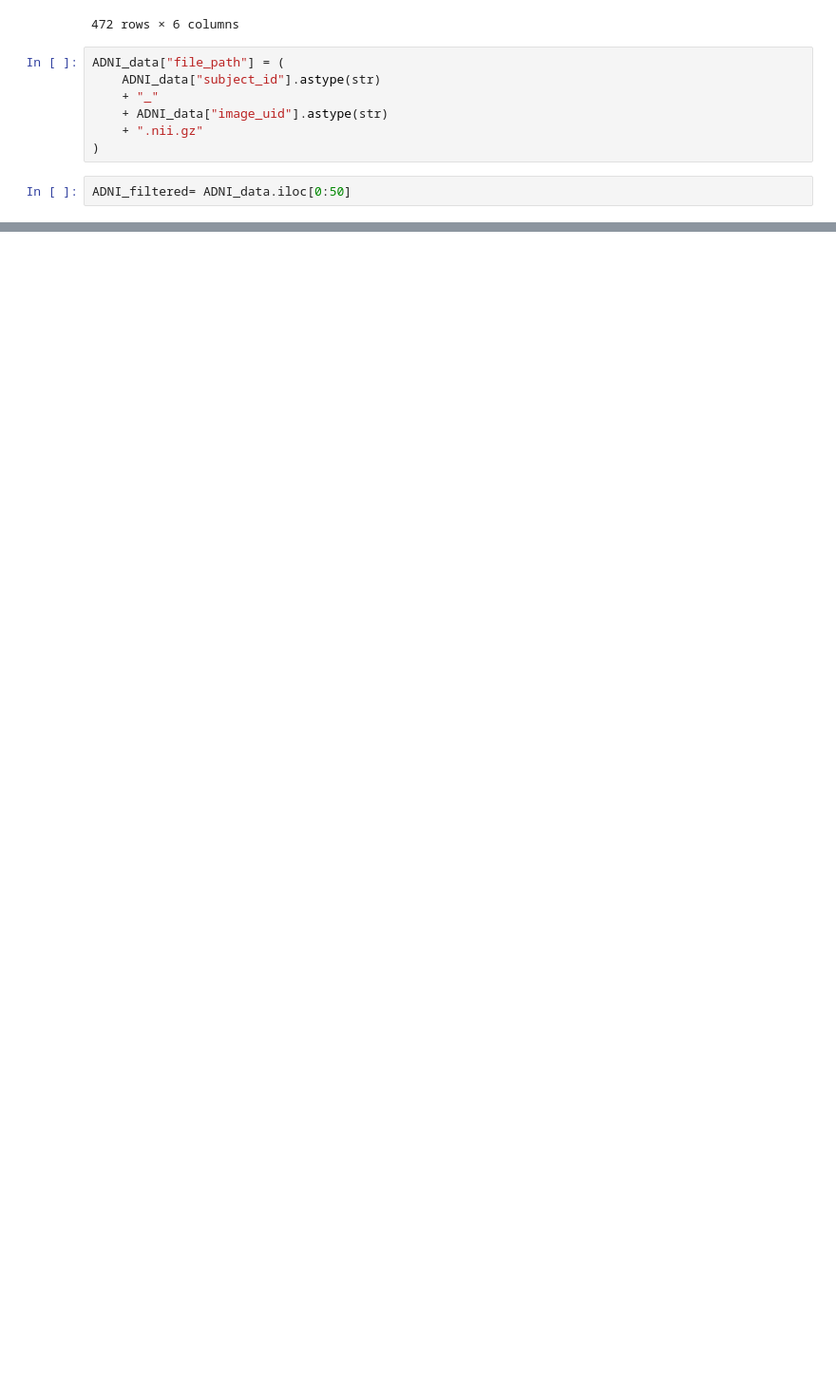
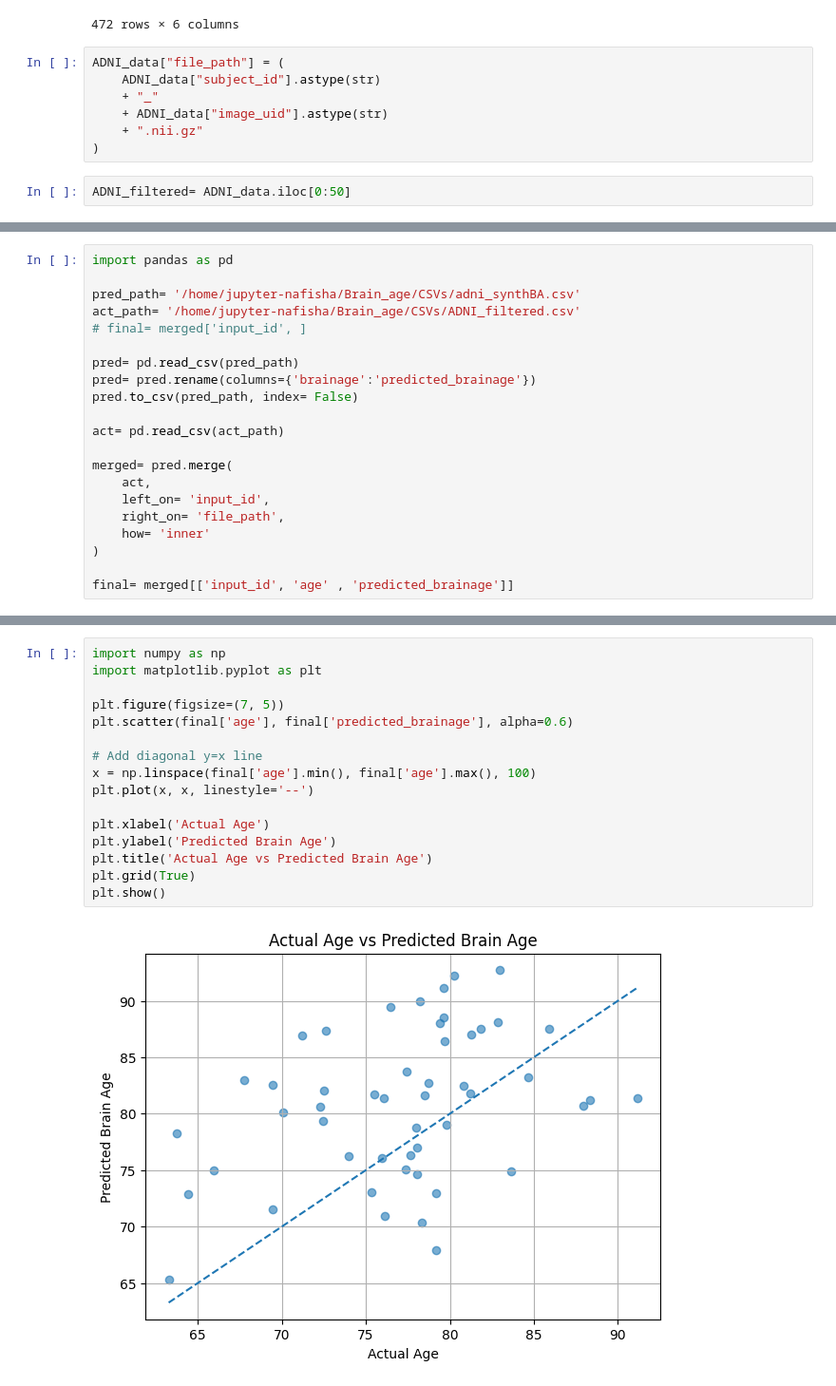
Before and after one commit to Nafishapanacea/Brain-age-experiments, a Jupyter notebook: parkinson_alzheimer.ipynb, the cells around one changed output, grey strips where cells are left out. Shown: that part at 95% size. Drawn from its saved outputs; the diff is of its cells as text; blank space fills up the shorter version.

```diff
--- a/parkinson_alzheimer.ipynb
+++ b/parkinson_alzheimer.ipynb
@@ -139,0 +414,21 @@ ants_2_6_3/      parkinson_data.zip         synthstrip.pt
+# %%
+import pandas as pd
+
+pred_path= '/home/jupyter-nafisha/Brain_age/CSVs/adni_synthBA.csv'
+act_path= '/home/jupyter-nafisha/Brain_age/CSVs/ADNI_filtered.csv'
+# final= merged['input_id', ]
+
+pred= pd.read_csv(pred_path)
+pred= pred.rename(columns={'brainage':'predicted_brainage'})
+pred.to_csv(pred_path, index= False)
+
+act= pd.read_csv(act_path)
+
+merged= pred.merge(
+    act,
+    left_on= 'input_id',
+    right_on= 'file_path',
+    how= 'inner'
+)
+
+final= merged[['input_id', 'age' , 'predicted_brainage']]
@@ -139,0 +446,18 @@ ants_2_6_3/      parkinson_data.zip         synthstrip.pt
+# %%
+import numpy as np
+import matplotlib.pyplot as plt
+
+plt.figure(figsize=(7, 5))
+plt.scatter(final['age'], final['predicted_brainage'], alpha=0.6)
+
+# Add diagonal y=x line
+x = np.linspace(final['age'].min(), final['age'].max(), 100)
+plt.plot(x, x, linestyle='--')
+
+plt.xlabel('Actual Age')
+plt.ylabel('Predicted Brain Age')
+plt.title('Actual Age vs Predicted Brain Age')
+plt.grid(True)
+plt.show()
+# %% [output]
+[figure, added]
```
Also changed, not shown: parts of 41 cells of this notebook, 24 other files.
